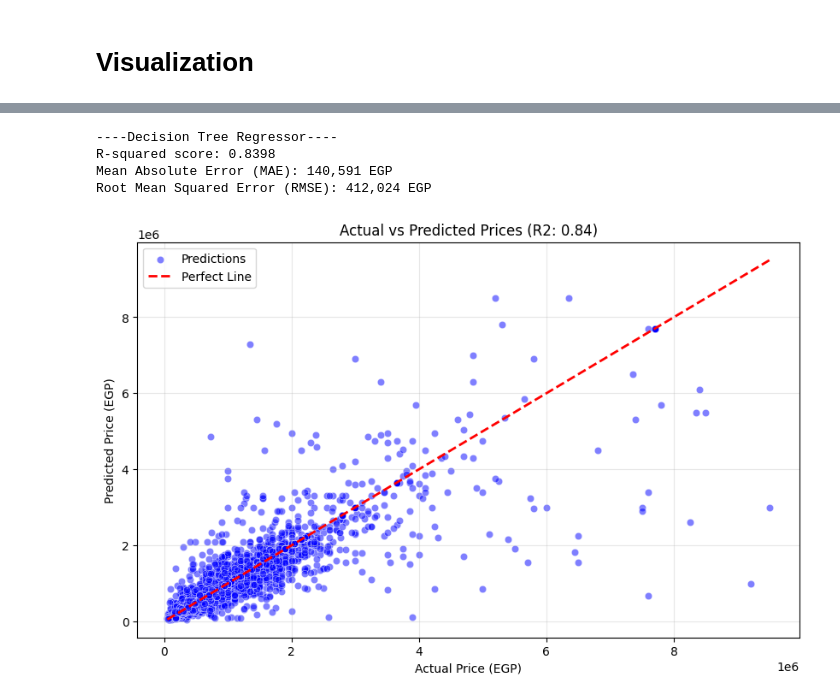
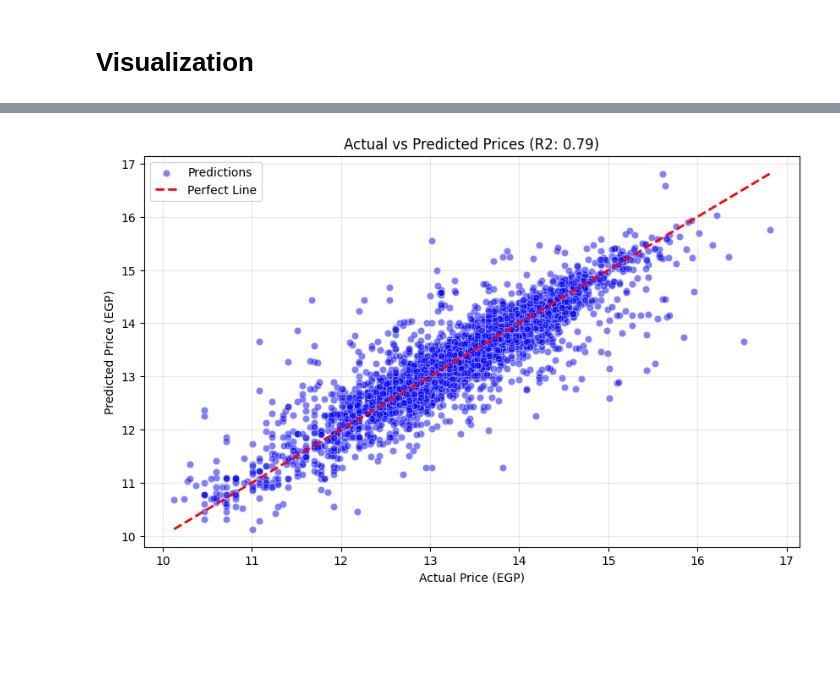
Before and after one commit to Ahmad-Tharwat07/BI-College-Project, a Jupyter notebook: Regression Models/Regression_Model.ipynb, the cells around one changed output, grey strips where cells are left out. Saved outputs shown, nothing was run; the diff lists cells and outputs as text; code cells hidden in the pictures; blank space fills up the shorter version.

```diff
--- a/Regression Models/Regression_Model.ipynb
+++ b/Regression Models/Regression_Model.ipynb
@@ -383,9 +267,0 @@ array([[ 1.        ,  0.        ,  0.        , ...,  0.        ,
-# %%
-tree_model = DecisionTreeRegressor(random_state=42, max_depth=20)
-tree_model.fit(X_train, y_train)
-
-y_pred_tree = tree_model.predict(X_test)
-
-R2_TREE = r2_score(y_test, y_pred_tree) # R square
-MAE_TREE = mean_absolute_error(y_test, y_pred_tree) # Mean Absolute Error
-RMSE_TREE = np.sqrt(mean_squared_error(y_test, y_pred_tree)) # Root Mean Squared Error
@@ -394,10 +268,7 @@ RMSE_TREE = np.sqrt(mean_squared_error(y_test, y_pred_tree)) # Root Mean Squared
-# %%
-rf_model = RandomForestRegressor(n_estimators=100, random_state=42, n_jobs=-1)
-rf_model.fit(X_train, y_train)
-
-y_pred_rf = rf_model.predict(X_test)
-
-R_SQUARED_RF = r2_score(y_test, y_pred_rf) # R square
-MAE_RF = mean_absolute_error(y_test, y_pred_rf) # Mean Absolute Error
-MSE_RF = mean_squared_error(y_test, y_pred_rf)
-RMSE_RF = np.sqrt(MSE_RF) # Root Mean Squared Error
+# %%
+model = RandomForestRegressor(random_state=42)
+model.fit(X_train_scaled, y_train)
+
+y_pred = model.predict(X_test_scaled)
+y_test_real = np.expm1(y_test)
+y_pred_real = np.expm1(y_pred)
@@ -403,0 +296,7 @@ RMSE_RF = np.sqrt(MSE_RF) # Root Mean Squared Error
+# %%
+decision_tree_model = DecisionTreeRegressor(random_state=42, max_depth=20)
+decision_tree_model.fit(X_train_scaled, y_train)
+
+y_pred_dt = decision_tree_model.predict(X_test_scaled)
+y_test_real_dt = np.expm1(y_test)
+y_pred_real_dt = np.expm1(y_pred_dt)
@@ -406,23 +339,14 @@ RMSE_RF = np.sqrt(MSE_RF) # Root Mean Squared Error
 # %%
-print("----Decision Tree Regressor----")
-print(f"R-squared score: {R2_TREE:.4f}")
-print(f"Mean Absolute Error (MAE): {MAE_TREE:,.0f} EGP")
-print(f"Root Mean Squared Error (RMSE): {RMSE_TREE:,.0f} EGP")
-
 plt.figure(figsize=(10, 6))
-sns.scatterplot(x=y_test, y=y_pred_tree, alpha=0.5, color='blue', label='Predictions')
+sns.scatterplot(x=y_test, y=y_pred_dt, alpha=0.5, color='blue', label='Predictions')
 plt.plot([y_test.min(), y_test.max()], [y_test.min(), y_test.max()], 'r--', lw=2, label='Perfect Line')
 
 plt.xlabel('Actual Price (EGP)')
 plt.ylabel('Predicted Price (EGP)')
-plt.title(f'Actual vs Predicted Prices (R2: {R2_TREE:.2f})')
+plt.title(f'Actual vs Predicted Prices (R2: {R2_dt:.2f})')
 plt.legend()
 plt.grid(True, alpha=0.3)
-plt.savefig('decision_tree_predictions.png')
+plt.savefig('random_forest_label_standard_predictions.png')
 plt.show()
 # %% [output]
-----Decision Tree Regressor----
-R-squared score: 0.8398
-Mean Absolute Error (MAE): 140,591 EGP
-Root Mean Squared Error (RMSE): 412,024 EGP
-[figure, old version]
+[figure, new version]
```
Also changed, not shown: parts of 56 cells of this notebook, 3 other files.
